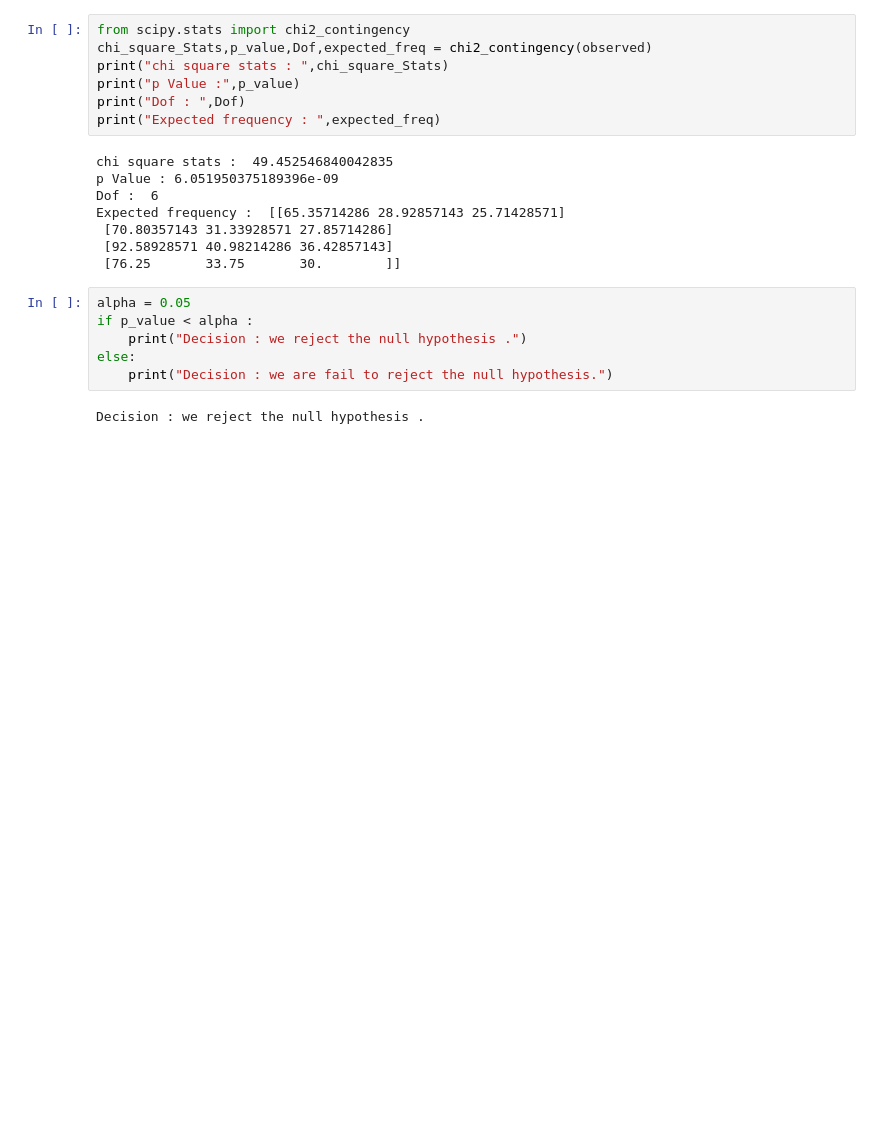
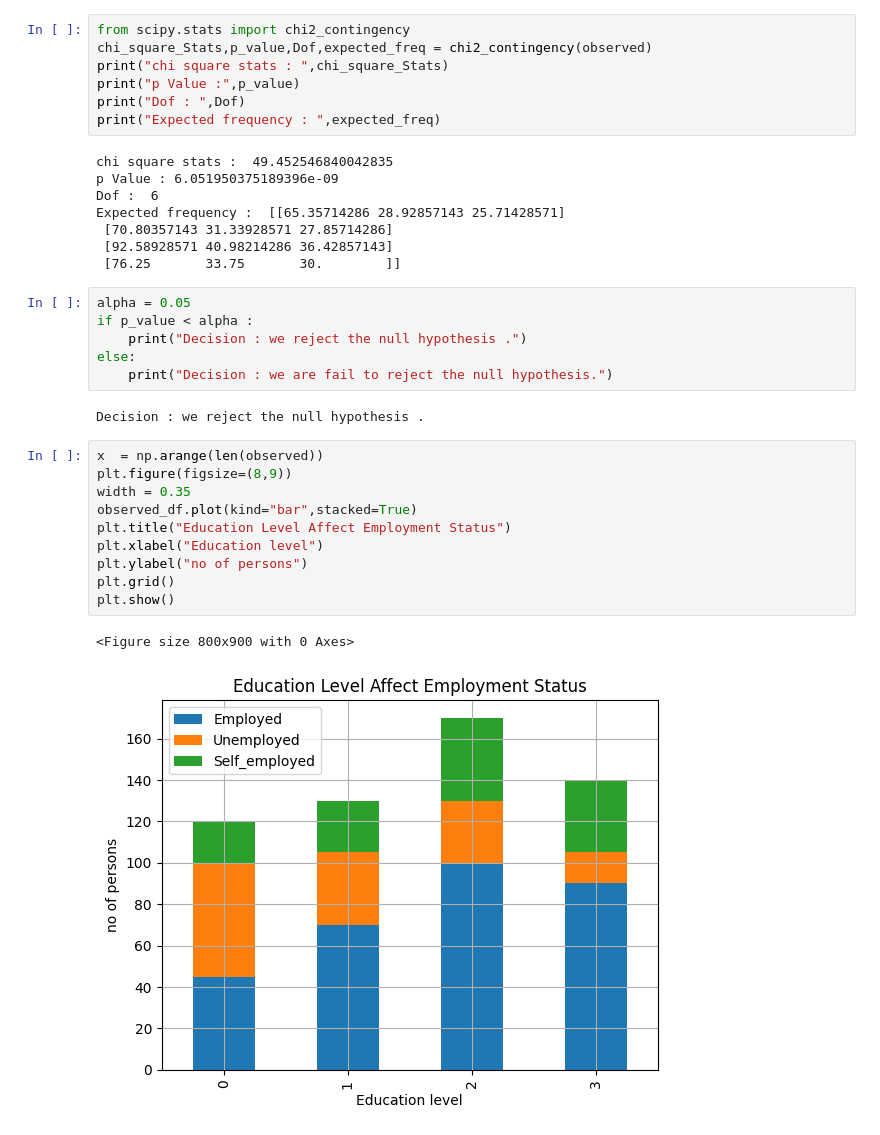
Before and after one commit to Engr-Jawad/statistics_for_data_Science, a Jupyter notebook: chisquare_5.ipynb, the cells around one changed output. Cells and saved outputs as stored; diff of their text form; blank space fills up the shorter version.

Commit message:
5th problem solved on the chi square  test visualaization are added

```diff
--- a/chisquare_5.ipynb
+++ b/chisquare_5.ipynb
@@ -80,3 +80,16 @@ else:
     print("Decision : we are fail to reject the null hypothesis.")
 # %% [output]
 Decision : we reject the null hypothesis .
+# %%
+x  = np.arange(len(observed))
+plt.figure(figsize=(8,9))
+width = 0.35
+observed_df.plot(kind="bar",stacked=True)
+plt.title("Education Level Affect Employment Status")
+plt.xlabel("Education level")
+plt.ylabel("no of persons")
+plt.grid()
+plt.show()
+# %% [output]
+<Figure size 800x900 with 0 Axes>
+[figure, added]
```
